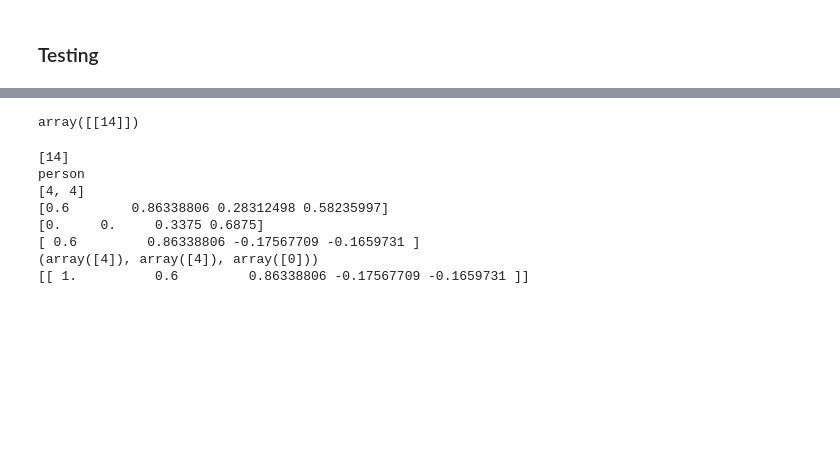
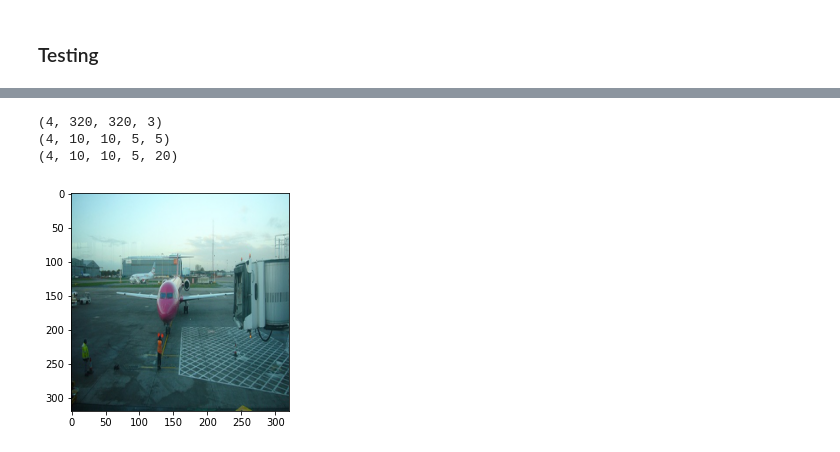
Before and after one commit to Ugenteraan/YOLOv2-PyTorch, a Jupyter notebook: YOLO_V2-Copy1.ipynb, the cells around one changed output, grey strips where cells are left out. Cells and saved outputs as stored; diff of their text form; code cells hidden in the pictures; blank space fills up the shorter version.

```diff
--- a/YOLO_V2-Copy1.ipynb
+++ b/YOLO_V2-Copy1.ipynb
@@ -390,2 +419,37 @@ def generate_label(ground_truth_boxes, anchors, class_labels, subsampled_ratio=s
+# %%
+def read_image(im_index):
+
+    im_ = cv2.imread(list_images[im_index])
+    im_ = cv2.cvtColor(im_, cv2.COLOR_BGR2RGB)
+    im  = cv2.resize(im_, (image_height, image_width))/255
+
+    return np.asarray(im, dtype=np.float32)
+# %%
+def generate_dataset(first_index, last_index, anchors):
+
+    batch_images_array                = []
+    batch_objectClass_array           = []
+    batch_regression_objectness_array = []
+    temp = []
+
+    for i in range(first_index,last_index):
+
+        object_labels, gt_boxes = get_labels_from_xml(xml_file_path=list_annotations[i])
+
+        image_array = read_image(i)
+
+        regression_objectness_array, class_label_array = generate_label(object_labels, gt_boxes, anchors)
+
+
+        batch_images_array.append(image_array)
+        batch_regression_objectness_array.append(regression_objectness_array)
+        batch_objectClass_array.append(class_label_array)
+        temp.append(gt_boxes)
+
+    batch_images_array = np.asarray(batch_images_array, dtype=np.float32)
+    batch_regression_objectness_array = np.asarray(batch_regression_objectness_array, dtype=np.float32)
+    batch_objectClass_array = np.asarray(batch_objectClass_array, dtype=np.float32)
+
+    return batch_images_array, batch_regression_objectness_array, batch_objectClass_array, temp
 # %% [markdown]
 ### Testing
@@ -416,2 +456,4 @@ len(anchor_sizes)
+# %%
+anchor_sizes = cluster_anchors()
 # %%
 anchors_list = generate_anchors(anchor_sizes)
@@ -418,24 +463,17 @@ anchors_list = generate_anchors(anchor_sizes)
 # %%
 test_index = 600
-# %%
-object_labels_array[test_index:test_index+1]
-# %% [output]
-array([[14]])
-# %%
-ca,an,rg,gt,m, h = generate_label(gt_boxes_array[test_index:test_index+1],class_labels=object_labels_array, anchors=anchors_list)
-print(rg)
-print(gt)
-print(an)
-print(h)
-nonzeroes = np.nonzero(m[:,:,:,0])
-print(nonzeroes)
-print(m[nonzeroes])
-# %% [output]
-[14]
-person
-[4, 4]
-[0.6        0.86338806 0.28312498 0.58235997]
-[0.     0.     0.3375 0.6875]
-[ 0.6         0.86338806 -0.17567709 -0.1659731 ]
-(array([4]), array([4]), array([0]))
-[[ 1.          0.6         0.86338806 -0.17567709 -0.1659731 ]]
+# %%
+a,b,c,temp = generate_dataset(1,5,anchors_list)
+# %%
+print(a.shape)
+print(b.shape)
+print(c.shape)
+# %% [output]
+(4, 320, 320, 3)
+(4, 10, 10, 5, 5)
+(4, 10, 10, 5, 20)
+# %%
+plt.imshow(a[0])
+plt.show()
+# %% [output]
+[figure, added]
```
Also changed, not shown: parts of 15 cells of this notebook, 1 other file.
